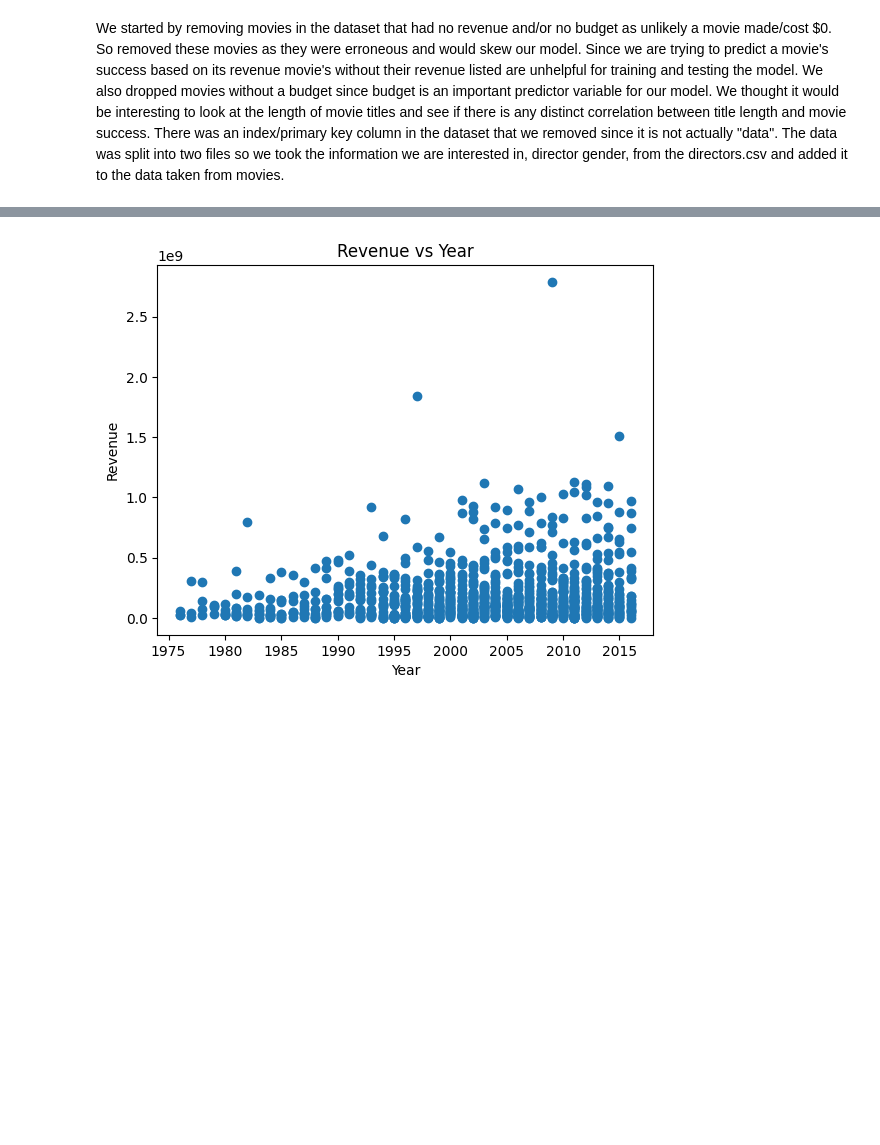
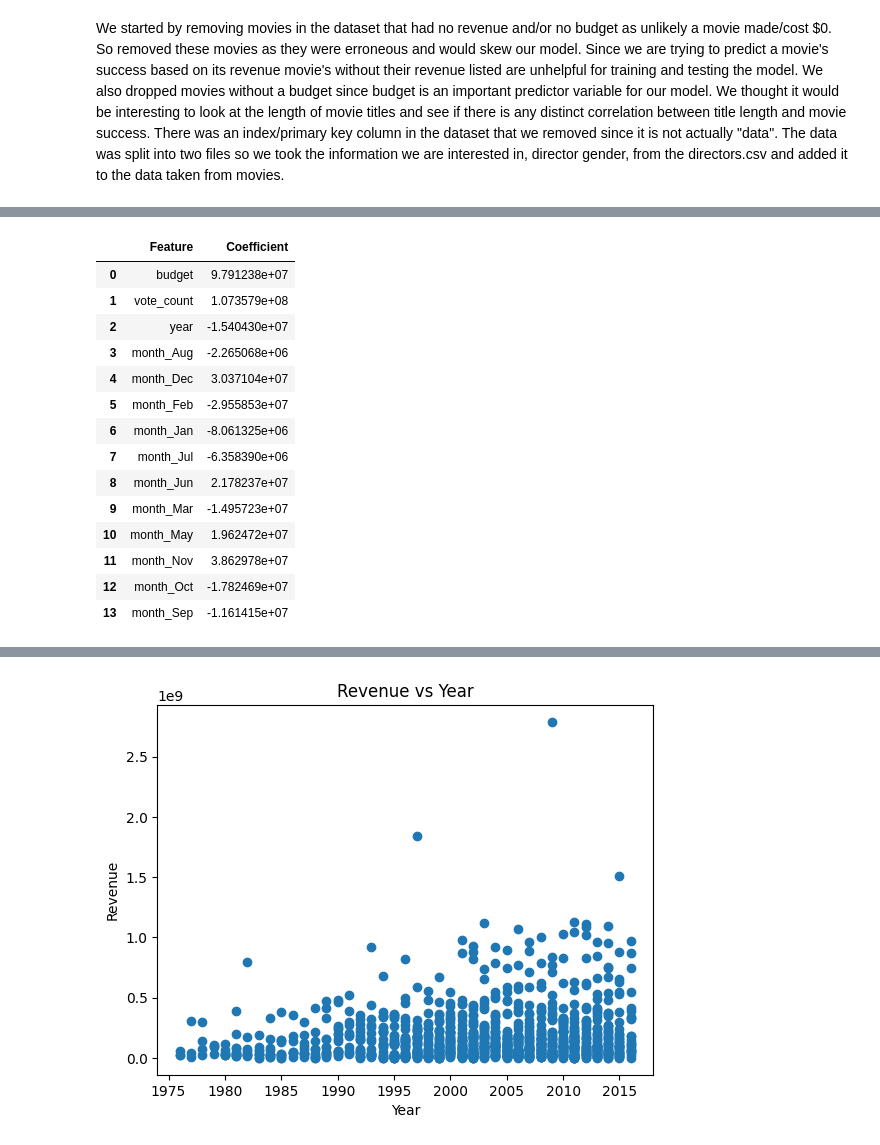
Before and after one commit to nrfletcher/ds3001-project, a Jupyter notebook: Results.ipynb, the cells around one changed output, grey strips where cells are left out. Cells and saved outputs as stored; diff of their text form; code cells hidden in the pictures; blank space fills up the shorter version.

Commit message:
Second Regression

```diff
--- a/Results.ipynb
+++ b/Results.ipynb
@@ -164,0 +185,69 @@ day_Wednesday: -9118627.23572576
+# %%
+# Removing some variables to improve model performance by hopefully reducing overfitting
+
+
+numeric_features = [
+    'budget',
+    'popularity',
+    'vote_average',
+    'vote_count',
+    'year',
+    'title_word_count',
+]
+
+categorical_features = [
+    'dir_gender',
+    'month',
+    'day',
+]
+
+numeric_features.remove('popularity')
+numeric_features.remove('vote_average')
+numeric_features.remove('title_word_count')
+# Removed vote_average and title word count due to feeling these are most likely least involved in budget
+categorical_features.remove('day')
+categorical_features.remove('dir_gender')
+# Same reasoning as above, especially day as feel is least influential on movie revenue out of all variables
+
+target = 'revenue'
+
+
+#All same code as previous cell, just rebuilding model with restricted variables
+preprocessor = ColumnTransformer(
+    transformers=[
+        ('num', StandardScaler(), numeric_features),
+        ('cat', OneHotEncoder(drop='first', sparse_output=False), categorical_features)
+    ])
+
+model = Pipeline([
+    ('preprocessor', preprocessor),
+    ('regressor', LinearRegression())
+])
+
+
+X = movies[numeric_features + categorical_features]
+y = movies[target]
+
+X_train, X_test, y_train, y_test = train_test_split(X, y, test_size=0.2, random_state=42)
+
+model.fit(X_train, y_train)
+
+y_pred = model.predict(X_test)
+
+print("Mean Squared Error:", mean_squared_error(y_test, y_pred))
+print("R-squared Score:", r2_score(y_test, y_pred))
+print()
+
+feature_names = (
+    numeric_features +
+    list(model.named_steps['preprocessor']
+         .named_transformers_['cat']
+         .get_feature_names_out(categorical_features))
+)
+
+# Show us all the coefficient values (i.e. how does this variable effect our overall score?)
+coefficients = model.named_steps['regressor'].coef_
+
+output_table = pd.DataFrame({'Feature': feature_names, 'Coefficient': coefficients})
+display(output_table)
+# %% [output]
@@ -165 +256,16 @@ day_Wednesday: -9118627.23572576
+|  | Feature | Coefficient |
+| 0 | budget | 9.791238e+07 |
+| 1 | vote_count | 1.073579e+08 |
+| 2 | year | -1.540430e+07 |
+| 3 | month_Aug | -2.265068e+06 |
+| 4 | month_Dec | 3.037104e+07 |
+| 5 | month_Feb | -2.955853e+07 |
+| 6 | month_Jan | -8.061325e+06 |
+| 7 | month_Jul | -6.358390e+06 |
+| 8 | month_Jun | 2.178237e+07 |
+| 9 | month_Mar | -1.495723e+07 |
+| 10 | month_May | 1.962472e+07 |
+| 11 | month_Nov | 3.862978e+07 |
+| 12 | month_Oct | -1.782469e+07 |
+| 13 | month_Sep | -1.161415e+07 |
 # %% [markdown]
```
Also changed, not shown: parts of 4 cells of this notebook.
